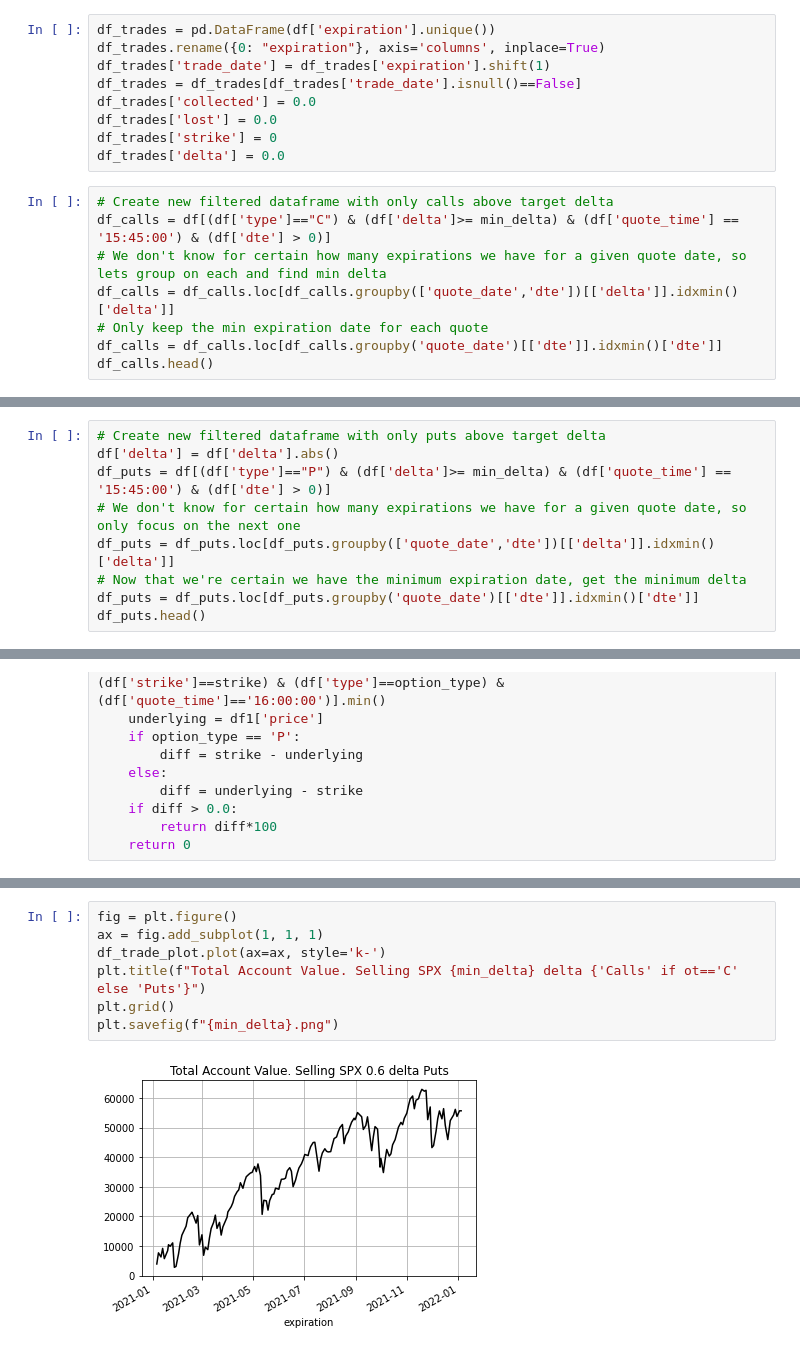
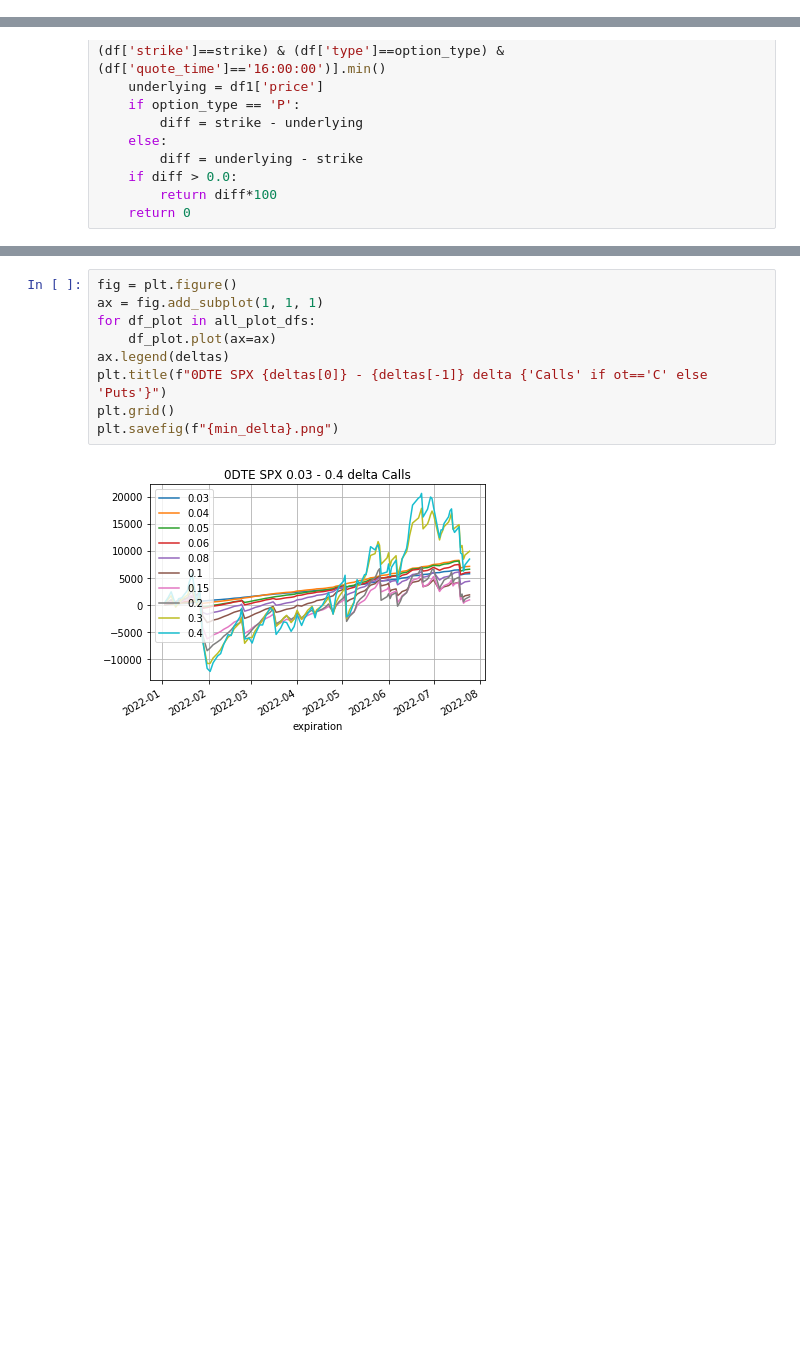
Before and after one commit to jcurtiswebb/SPXoptions-put-backtesting, a Jupyter notebook: spx-put-selling-analysis.ipynb, the cells around one changed output, grey strips where cells are left out. Cells and saved outputs as stored; diff of their text form; blank space fills up the shorter version.

Commit message:
Kaggle Notebook | SPX Option Selling Backtester | Version 8 | added multi-delta plotting on unified chart

```diff
--- a/spx-put-selling-analysis.ipynb
+++ b/spx-put-selling-analysis.ipynb
@@ -21,17 +28,0 @@ ot = 'P'
-# %%
-df_trades = pd.DataFrame(df['expiration'].unique())
-df_trades.rename({0: "expiration"}, axis='columns', inplace=True)
-df_trades['trade_date'] = df_trades['expiration'].shift(1)
-df_trades = df_trades[df_trades['trade_date'].isnull()==False]
-df_trades['collected'] = 0.0
-df_trades['lost'] = 0.0
-df_trades['strike'] = 0
-df_trades['delta'] = 0.0
-# %%
-# Create new filtered dataframe with only calls above target delta
-df_calls = df[(df['type']=="C") & (df['delta']>= min_delta) & (df['quote_time'] == '15:45:00') & (df['dte'] > 0)]
-# We don't know for certain how many expirations we have for a given quote date, so lets group on each and find min delta
-df_calls = df_calls.loc[df_calls.groupby(['quote_date','dte'])[['delta']].idxmin()['delta']]
-# Only keep the min expiration date for each quote
-df_calls = df_calls.loc[df_calls.groupby('quote_date')[['dte']].idxmin()['dte']]
-df_calls.head()
@@ -45,9 +28,0 @@ df_calls.head()
-# %%
-# Create new filtered dataframe with only puts above target delta
-df['delta'] = df['delta'].abs()
-df_puts = df[(df['type']=="P") & (df['delta']>= min_delta) & (df['quote_time'] == '15:45:00') & (df['dte'] > 0)]
-# We don't know for certain how many expirations we have for a given quote date, so only focus on the next one
-df_puts = df_puts.loc[df_puts.groupby(['quote_date','dte'])[['delta']].idxmin()['delta']]
-# Now that we're certain we have the minimum expiration date, get the minimum delta
-df_puts = df_puts.loc[df_puts.groupby('quote_date')[['dte']].idxmin()['dte']]
-df_puts.head()
@@ -114,9 +111,11 @@ df_trades.tail(40)
 # %%
 fig = plt.figure()
 ax = fig.add_subplot(1, 1, 1)
-df_trade_plot.plot(ax=ax, style='k-')
-plt.title(f"Total Account Value. Selling SPX {min_delta} delta {'Calls' if ot=='C' else 'Puts'}")
+for df_plot in all_plot_dfs:
+    df_plot.plot(ax=ax)
+ax.legend(deltas)
+plt.title(f"0DTE SPX {deltas[0]} - {deltas[-1]} delta {'Calls' if ot=='C' else 'Puts'}")
 plt.grid()
 plt.savefig(f"{min_delta}.png")
 # %% [output]
-[figure, old version]
+[figure, new version]
```
Also changed, not shown: parts of 7 cells of this notebook.
